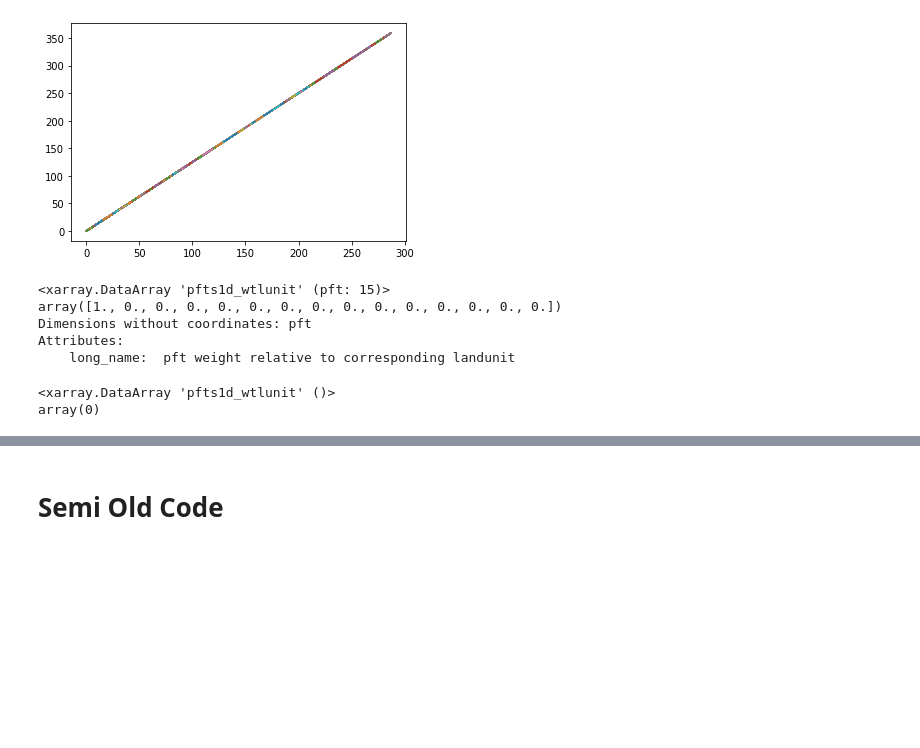
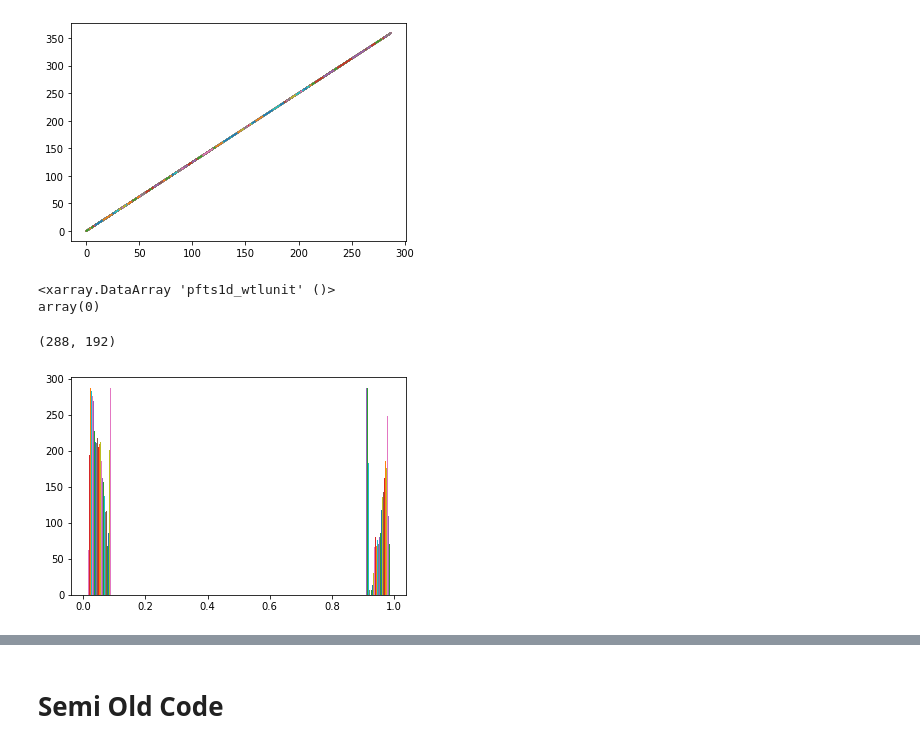
Before and after one commit to joyceee916/UHI-Plotting-Practice, a Jupyter notebook: Plotting_Practice_h1_LocalServer.ipynb, the cells around one changed output, grey strips where cells are left out. Saved outputs shown, nothing was run; the diff lists cells and outputs as text; code cells hidden in the pictures; blank space fills up the shorter version.

```diff
--- a/Plotting_Practice_h1_LocalServer.ipynb
+++ b/Plotting_Practice_h1_LocalServer.ipynb
@@ -111,15 +113,6 @@ plt.plot(lon_grid)
 plt.show()
 # %% [output]
 [figure]
-# %%
-v = nc1.pfts1d_wtlunit.where(nc1.pfts1d_itype_lunit==1).where(nc1.pfts1d_ixy==i).where(nc1.pfts1d_jxy==j).dropna(dim='pft')
-v
-# %% [output]
-<xarray.DataArray 'pfts1d_wtlunit' (pft: 15)>
-array([1., 0., 0., 0., 0., 0., 0., 0., 0., 0., 0., 0., 0., 0., 0.])
-Dimensions without coordinates: pft
-Attributes:
-    long_name:  pft weight relative to corresponding landunit
 # %%
 nc1.pfts1d_wtlunit.isnull().sum()
 # %% [output]
@@ -141,4 +134,16 @@ for i in range(1,289):
             tsa_wtlunit_cube[i-1,j-1,k] = v[k]
 
 np.save('tsa_wtlunit_cube', tsa_wtlunit_cube)
+# %%
+tsa_wtlunit_grid = np.nansum(tsa_wtlunit_cube, axis=2)
+tsa_wtlunit_grid.shape
+# %% [output]
+(288, 192)
+# %%
+# why don't all the values add up to 1???
+# LEI
+plt.hist(tsa_wtlunit_grid)
+plt.show()
+# %% [output]
+[figure, added]
 # %%
```
Also changed, not shown: parts of 7 cells of this notebook.
